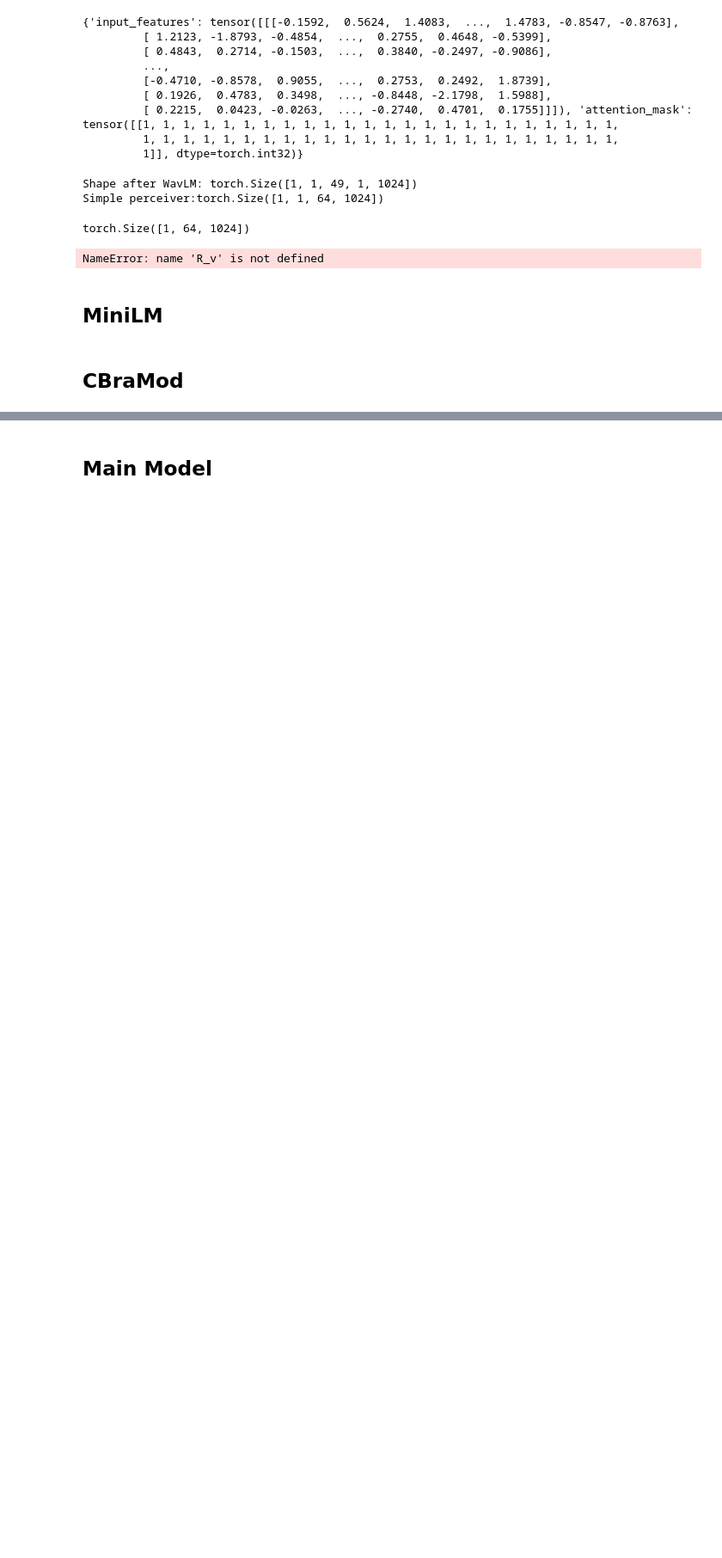
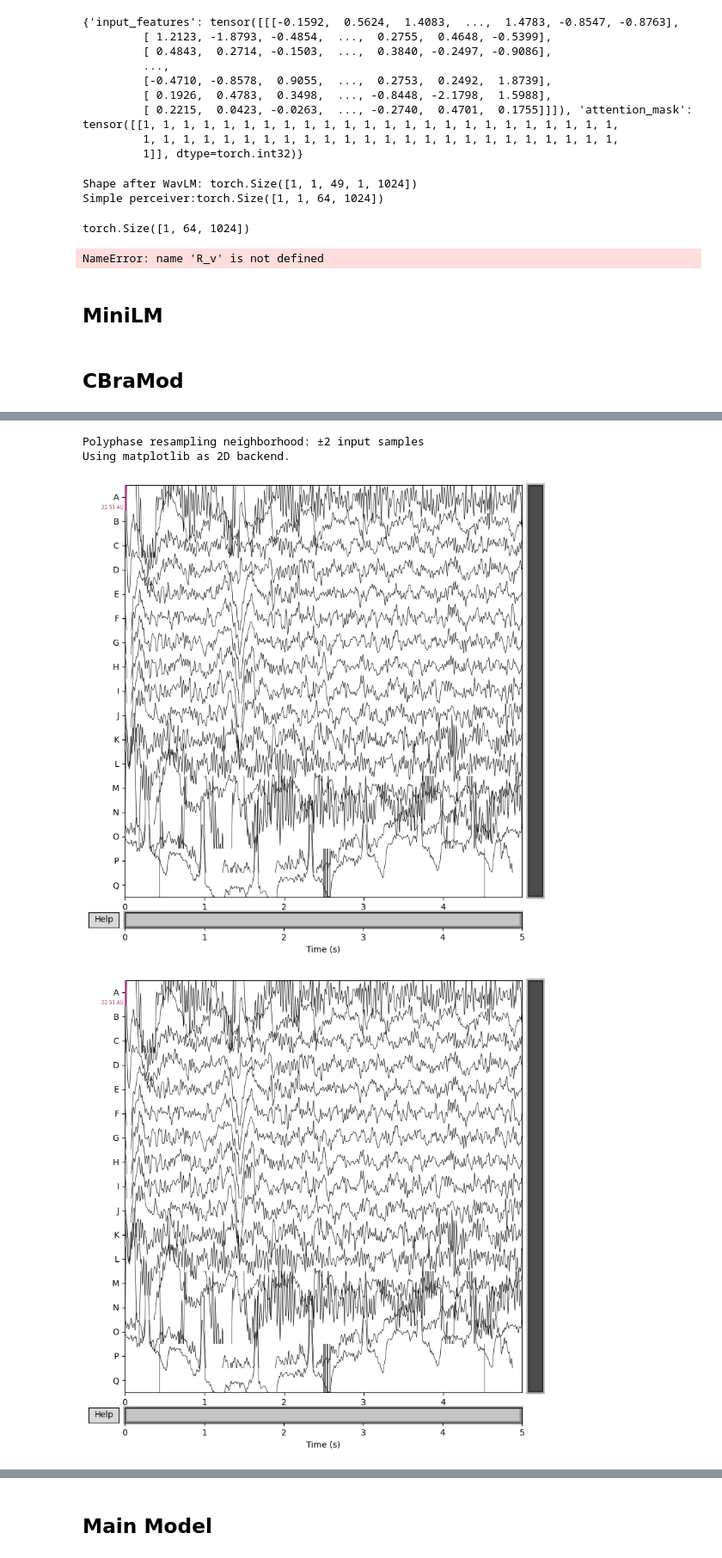
Before and after one commit to Ubriacopo/progetto-tesi, a Jupyter notebook: models/FEEG/playground.ipynb, the cells around one changed output, grey strips where cells are left out. Shown at 86% size. Drawn from its saved outputs; the diff is of its cells as text; code cells hidden in the pictures; blank space fills up the shorter version.

```diff
--- a/models/FEEG/playground.ipynb
+++ b/models/FEEG/playground.ipynb
@@ -136,0 +203,8 @@ res = cbramod(x=x_eeg)
+# %%
+mne_eeg.resample(200, method="polyphase", npad="auto")
+mne_eeg.plot()
+# %% [output]
+Polyphase resampling neighborhood: ±2 input samples
+Using matplotlib as 2D backend.
+[figure, added]
+[figure, added]
```
Also changed, not shown: parts of 20 cells of this notebook, 12 other files.
